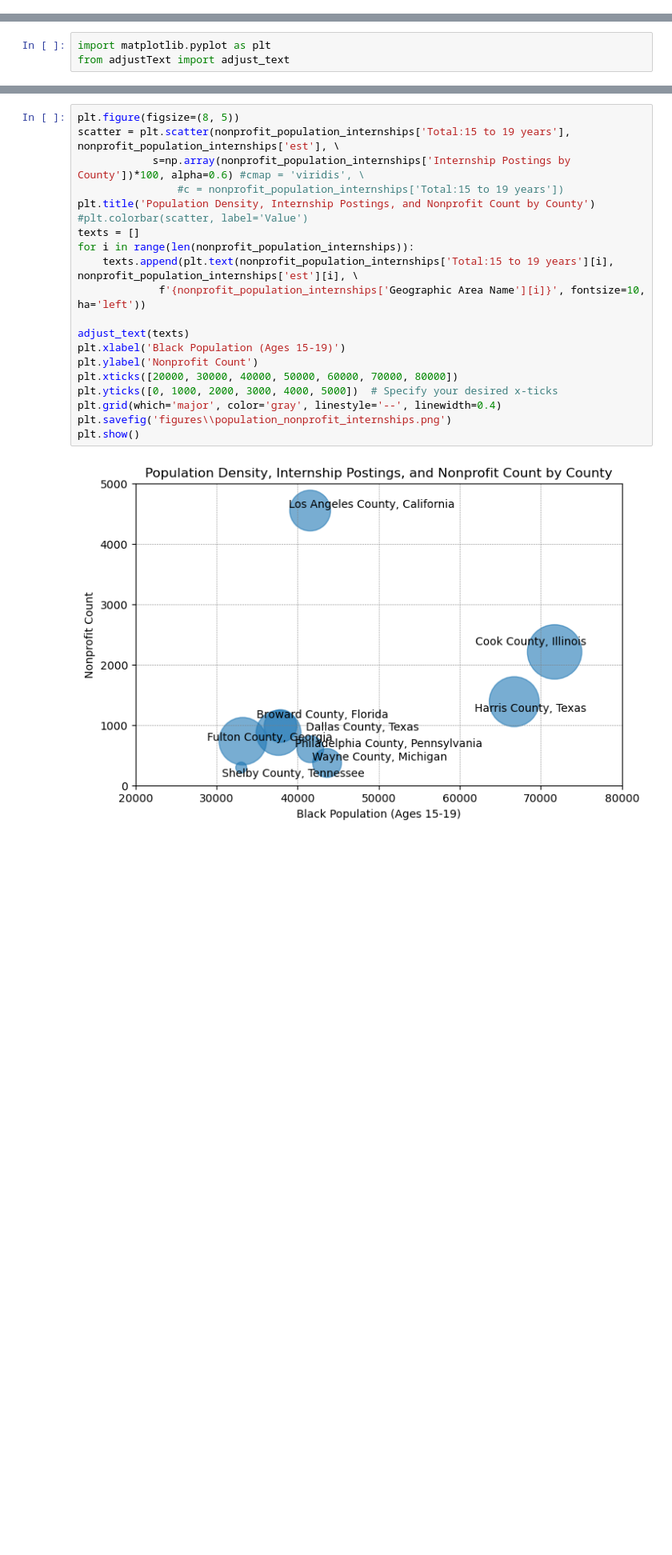
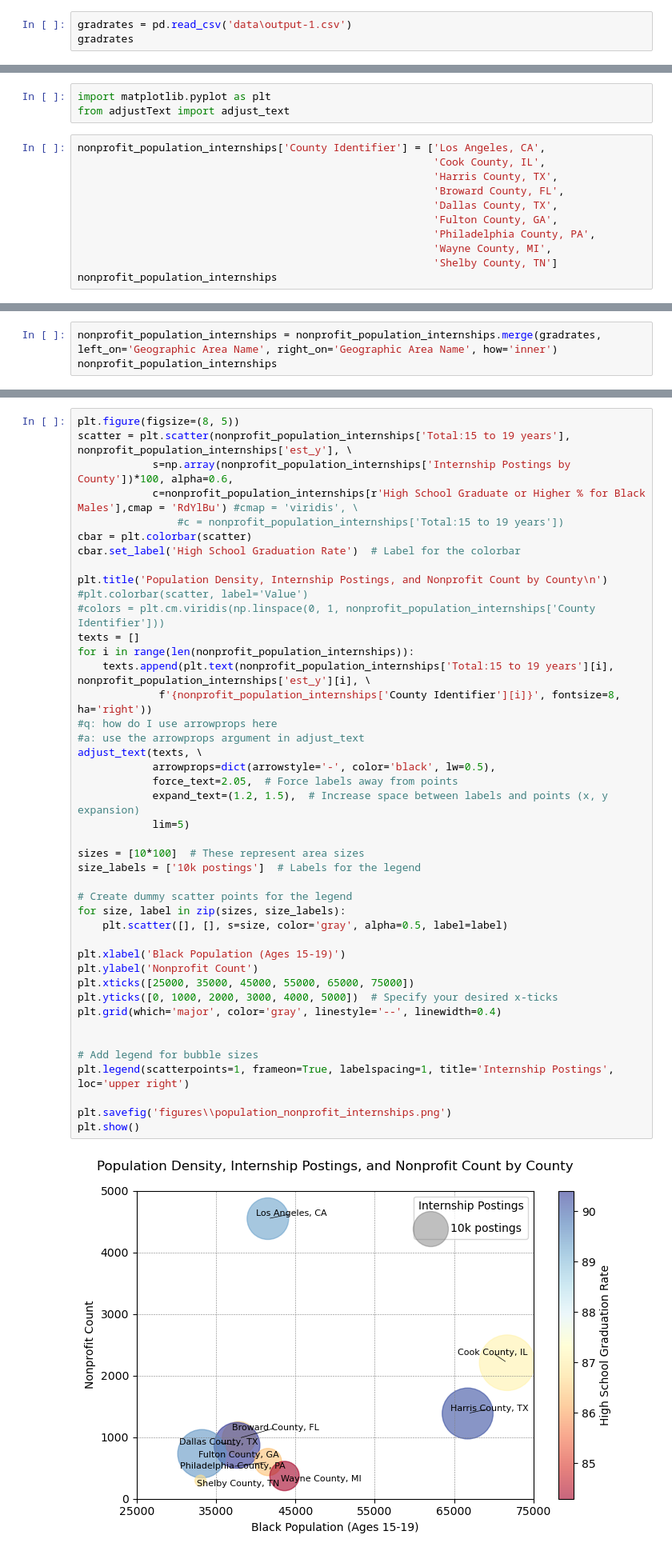
Before and after one commit to DanielOsuoha/Data-For-Good, a Jupyter notebook: eda.ipynb, the cells around one changed output, grey strips where cells are left out. Shown at 80% size. Drawn from its saved outputs; the diff is of its cells as text; blank space fills up the shorter version.

Commit message:
Final EDA and plots added

```diff
--- a/eda.ipynb
+++ b/eda.ipynb
@@ -326,3 +326,6 @@ pd.read_excel('data\\race_bystate_2021.xlsx', sheet_name= 'Counts')
 | 56 | NaN | NaN | NaN | NaN | NaN | NaN | NaN | ... |
 # %%
 import seaborn as sns
+# %%
+gradrates = pd.read_csv('data\output-1.csv')
+gradrates
@@ -459,3 +461,14 @@ nonprofit_population_internships
 # %%
 import matplotlib.pyplot as plt
 from adjustText import adjust_text
+# %%
+nonprofit_population_internships['County Identifier'] = ['Los Angeles, CA',
+                                                         'Cook County, IL',
+                                                         'Harris County, TX',
+                                                         'Broward County, FL',
+                                                         'Dallas County, TX',
+                                                         'Fulton County, GA',
+                                                         'Philadelphia County, PA',
+                                                         'Wayne County, MI',
+                                                         'Shelby County, TN']
+nonprofit_population_internships
@@ -461,0 +497,3 @@ from adjustText import adjust_text
+# %%
+nonprofit_population_internships = nonprofit_population_internships.merge(gradrates, left_on='Geographic Area Name', right_on='Geographic Area Name', how='inner')
+nonprofit_population_internships
@@ -462,25 +511,48 @@ from adjustText import adjust_text
 # %%
 plt.figure(figsize=(8, 5))
-scatter = plt.scatter(nonprofit_population_internships['Total:15 to 19 years'], nonprofit_population_internships['est'], \
-            s=np.array(nonprofit_population_internships['Internship Postings by County'])*100, alpha=0.6) #cmap = 'viridis', \
+scatter = plt.scatter(nonprofit_population_internships['Total:15 to 19 years'], nonprofit_population_internships['est_y'], \
+            s=np.array(nonprofit_population_internships['Internship Postings by County'])*100, alpha=0.6,
+            c=nonprofit_population_internships[r'High School Graduate or Higher % for Black Males'],cmap = 'RdYlBu') #cmap = 'viridis', \
                 #c = nonprofit_population_internships['Total:15 to 19 years'])
-plt.title('Population Density, Internship Postings, and Nonprofit Count by County')
+cbar = plt.colorbar(scatter)
+cbar.set_label('High School Graduation Rate')  # Label for the colorbar
+
+plt.title('Population Density, Internship Postings, and Nonprofit Count by County\n')
 #plt.colorbar(scatter, label='Value')
+#colors = plt.cm.viridis(np.linspace(0, 1, nonprofit_population_internships['County Identifier']))
 texts = []
 for i in range(len(nonprofit_population_internships)):
-    texts.append(plt.text(nonprofit_population_internships['Total:15 to 19 years'][i], nonprofit_population_internships['est'][i], \
-             f'{nonprofit_population_internships['Geographic Area Name'][i]}', fontsize=10, ha='left'))
+    texts.append(plt.text(nonprofit_population_internships['Total:15 to 19 years'][i], nonprofit_population_internships['est_y'][i], \
+             f'{nonprofit_population_internships['County Identifier'][i]}', fontsize=8, ha='right'))
+#q: how do I use arrowprops here
+#a: use the arrowprops argument in adjust_text
+adjust_text(texts, \
+            arrowprops=dict(arrowstyle='-', color='black', lw=0.5),
+            force_text=2.05,  # Force labels away from points
+            expand_text=(1.2, 1.5),  # Increase space between labels and points (x, y expansion)
+            lim=5)
 
-adjust_text(texts)
+sizes = [10*100]  # These represent area sizes
+size_labels = ['10k postings']  # Labels for the legend
+
+# Create dummy scatter points for the legend
+for size, label in zip(sizes, size_labels):
+    plt.scatter([], [], s=size, color='gray', alpha=0.5, label=label)
+
 plt.xlabel('Black Population (Ages 15-19)')
 plt.ylabel('Nonprofit Count')
-plt.xticks([20000, 30000, 40000, 50000, 60000, 70000, 80000])
+plt.xticks([25000, 35000, 45000, 55000, 65000, 75000])
 plt.yticks([0, 1000, 2000, 3000, 4000, 5000])  # Specify your desired x-ticks
 plt.grid(which='major', color='gray', linestyle='--', linewidth=0.4)
+
+
+# Add legend for bubble sizes
+plt.legend(scatterpoints=1, frameon=True, labelspacing=1, title='Internship Postings', loc='upper right')
+
 plt.savefig('figures\\population_nonprofit_internships.png')
 plt.show()
 # %% [output]
-[figure, old version]
+[figure, new version]
 # %%
 colormaps = plt.colormaps()
 colormaps
```
Also changed, not shown: parts of 5 cells of this notebook, 1 other file.
